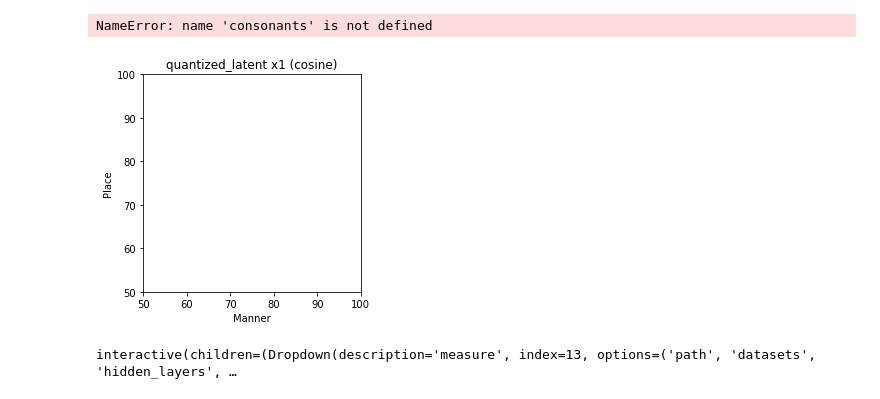
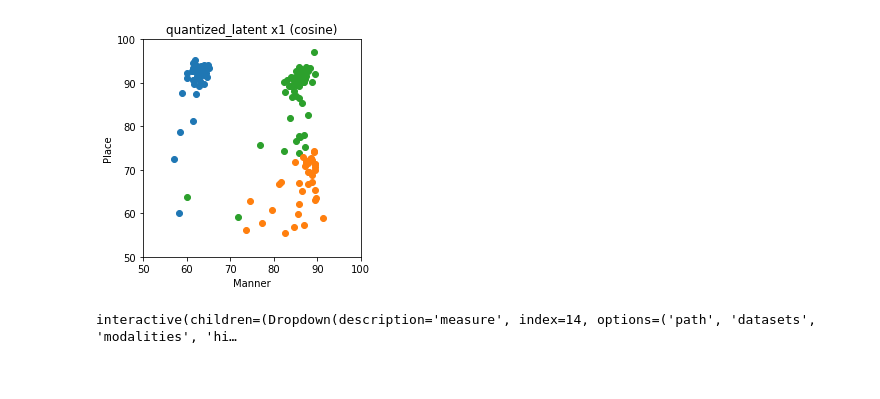
Before and after one commit to georgesma/agent, a Jupyter notebook: quantizer/visu_abx.ipynb, the cells around one changed output. Drawn from its saved outputs; the diff is of its cells as text; code cells hidden in the pictures.

```diff
--- a/quantizer/visu_abx.ipynb
+++ b/quantizer/visu_abx.ipynb
@@ -46,6 +46,16 @@ for quantizer_path in quantizers_path:
 quantizers_abx_matrices = utils.pickle_load("../out/quantizer/abx_cache.pickle", {})
 # %%
 for quantizer_path in tqdm(quantizers_path):
+    if quantizer_path not in quantizers_abx_matrices:
+        quantizers_abx_matrices[quantizer_path] = {}
+    quantizer_abx_matrices = quantizers_abx_matrices[quantizer_path]
+
+    for distance in QUANTIZER_ABX_DISTANCES:
+        distance_signature = abx_utils.get_distance_signature(distance)
+        if distance_signature not in quantizer_abx_matrices: break
+    else:
+        continue
+
     quantizer = Quantizer.reload(quantizer_path)
 
     main_dataset = quantizer.main_dataset
@@ -56,45 +66,47 @@ for quantizer_path in tqdm(quantizers_path):
     vowels = main_dataset.phones_infos["vowels"]
     consonants_indexes = abx_utils.get_datasets_phones_indexes(quantizer_lab, consonants, vowels)
 
-    if quantizer_path not in quantizers_abx_matrices:
-        quantizers_abx_matrices[quantizer_path] = {}
-    quantizer_abx_matrices = quantizers_abx_matrices[quantizer_path]
-
     for distance in QUANTIZER_ABX_DISTANCES:
-        distance_signature = abx_utils.get_distance_signature(distance)
-        if distance_signature in quantizer_abx_matrices: continue
         abx_matrix = abx_utils.get_abx_matrix(consonants, consonants_indexes, quantizer_features, distance, ABX_NB_SAMPLES)
 
         quantizer_abx_matrices[distance_signature] = abx_matrix
         utils.pickle_dump("../out/quantizer/abx_cache.pickle", quantizers_abx_matrices)
 # %%
+colors = {
+    "cepstrum": "tab:orange",
+    "art_params": "tab:blue",
+    "cepstrum,art_params": "tab:green",
+}
+
 for distance in QUANTIZER_ABX_DISTANCES:
     distance_signature = abx_utils.get_distance_signature(distance)
 
     plt.figure()
     ax = plt.subplot(aspect="equal")
     ax.set_xlim(50, 100)
     ax.set_ylim(50, 100)
     ax.set_xlabel("Manner")
     ax.set_ylabel("Place")
 
     ax.set_title(distance_signature)
 
     for quantizer_alias, quantizer_path in quantizers_alias.items():
         quantizer = Quantizer.reload(quantizer_path, load_nn=False)
         dataset = quantizer.main_dataset
+        if ",".join(quantizer.config["dataset"]["names"]) != "pb2007":
+            continue
 
-        color = "tab:green"
+        modalities = ",".join(quantizer.config["dataset"]["data_types"])
+        color = colors[modalities]
 
         quantizer_abx_matrix = quantizers_abx_matrices[quantizer_path][distance_signature]
         quantizer_groups_score = abx_utils.get_groups_score(consonants, quantizer_abx_matrix, dataset.phones_infos["consonant_groups"])
         ax.scatter(quantizer_groups_score["manner"], quantizer_groups_score["place"], c=color)
         # raise
 
     plt.show()
 # %% [output]
-NameError: name 'consonants' is not defined
-[figure, old version]
+[figure, new version]
 # %%
 distance = QUANTIZER_ABX_DISTANCES[0]
 distance_signature = abx_utils.get_distance_signature(distance)
@@ -152,11 +166,14 @@ for quantizer_path in quantizers_path:
 
 quantizers_loss = pd.DataFrame(quantizers_loss)
 # %%
-measures = list(quantizers_loss)
+datasets = pd.unique(quantizers_loss["datasets"])
+modalities = pd.unique(quantizers_loss["modalities"])
 
-def show_top_quantizers(measure="abx_global", ascending=False):
-    display(quantizers_loss.sort_values(measure, ascending=ascending).head(30))
+def show_top_quantizers(measure="abx_global", datasets=datasets[0], modalities=modalities[0], ascending=False):
+    subset = quantizers_loss[quantizers_loss["datasets"] == datasets]
+    subset = subset[subset["modalities"] == modalities]
+    display(subset.sort_values(measure, ascending=ascending).head(30))
 
-ipw.interactive(show_top_quantizers, measure=measures, ascending=False)
+ipw.interactive(show_top_quantizers, measure=quantizers_loss, datasets=datasets, modalities=modalities, ascending=False)
 # %% [output]
-interactive(children=(Dropdown(description='measure', index=13, options=('path', 'datasets', 'hidden_layers', …
+interactive(children=(Dropdown(description='measure', index=14, options=('path', 'datasets', 'modalities', 'hi…
```
Also changed, not shown: parts of 1 cell of this notebook, 2 other files.
